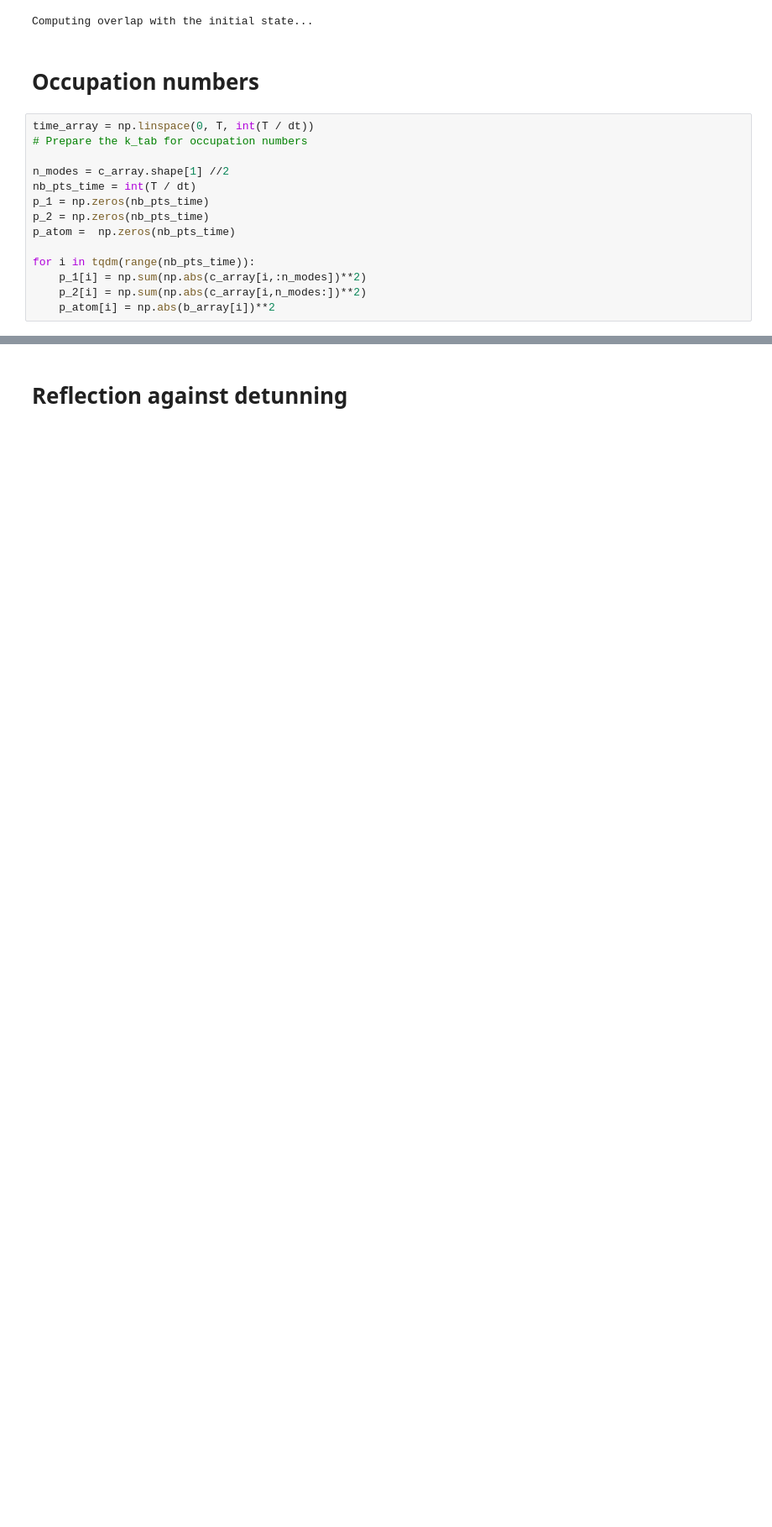
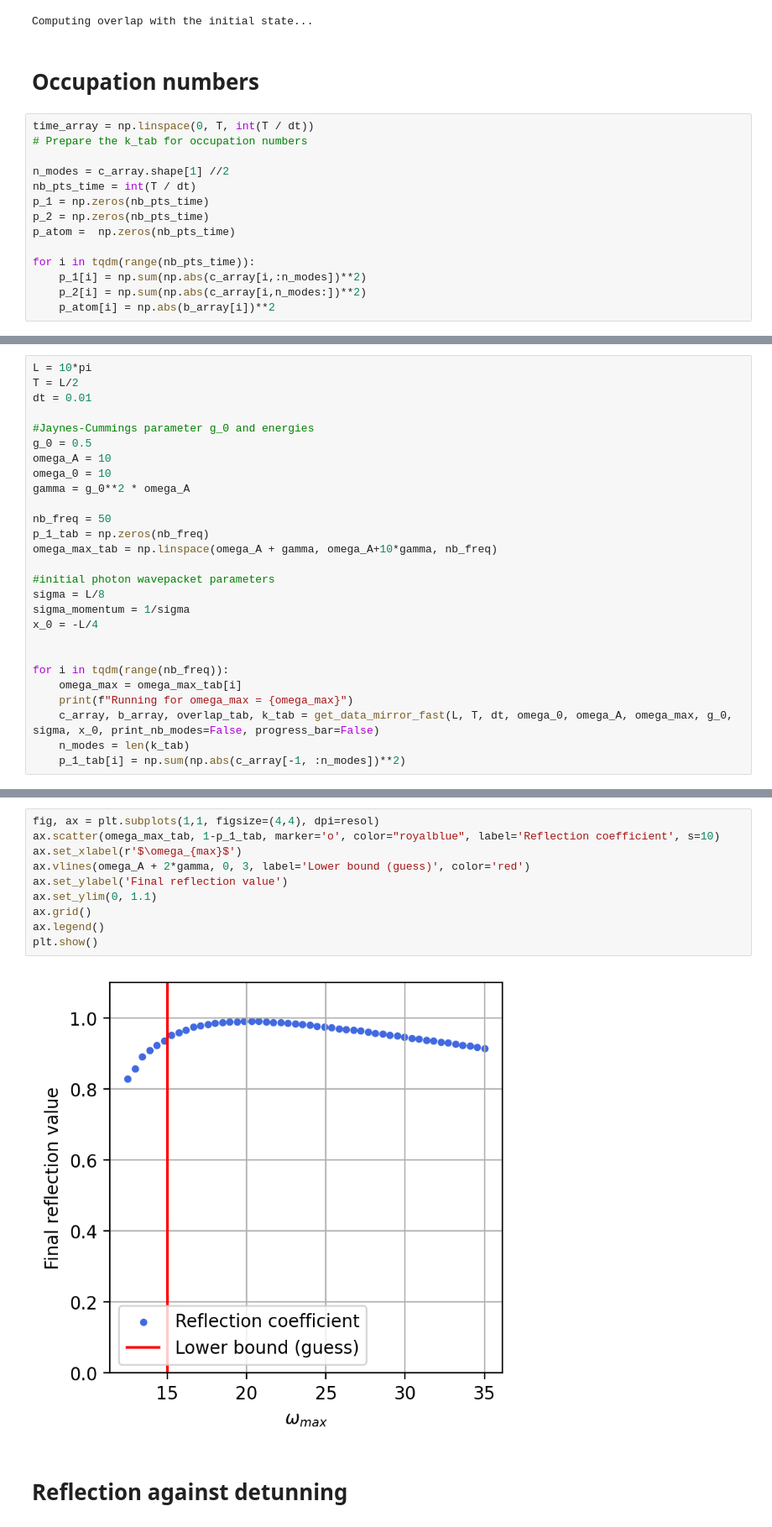
Before and after one commit to rpiron/nii_internship, a Jupyter notebook: beamsplitter/callibration.ipynb, the cells around one changed output, grey strips where cells are left out. Shown at 84% size. Saved outputs shown, nothing was run; the diff lists cells and outputs as text; blank space fills up the shorter version.

```diff
--- a/beamsplitter/callibration.ipynb
+++ b/beamsplitter/callibration.ipynb
@@ -223,0 +224,27 @@ Reflection probability = 0.9858868899056319
+# %%
+L = 10*pi
+T = L/2
+dt = 0.01
+
+#Jaynes-Cummings parameter g_0 and energies
+g_0 = 0.5
+omega_A = 10
+omega_0 = 10
+gamma = g_0**2 * omega_A
+
+nb_freq = 50
+p_1_tab = np.zeros(nb_freq)
+omega_max_tab = np.linspace(omega_A + gamma, omega_A+10*gamma, nb_freq)
+
+#initial photon wavepacket parameters
+sigma = L/8
+sigma_momentum = 1/sigma
+x_0 = -L/4
+
+
+for i in tqdm(range(nb_freq)):
+    omega_max = omega_max_tab[i]
+    print(f"Running for omega_max = {omega_max}")
+    c_array, b_array, overlap_tab, k_tab = get_data_mirror_fast(L, T, dt, omega_0, omega_A, omega_max, g_0, sigma, x_0, print_nb_modes=False, progress_bar=False)
+    n_modes = len(k_tab)
+    p_1_tab[i] = np.sum(np.abs(c_array[-1, :n_modes])**2)
@@ -224,3 +269,15 @@ Reflection probability = 0.9858868899056319
+# %%
+fig, ax = plt.subplots(1,1, figsize=(4,4), dpi=resol)
+ax.scatter(omega_max_tab, 1-p_1_tab, marker='o', color="royalblue", label='Reflection coefficient', s=10)
+ax.set_xlabel(r'$\omega_{max}$')
+ax.vlines(omega_A + 2*gamma, 0, 3, label='Lower bound (guess)', color='red')
+ax.set_ylabel('Final reflection value')
+ax.set_ylim(0, 1.1)
+ax.grid()
+ax.legend()
+plt.show()
+# %% [output]
+[figure, added]
 # %% [markdown]
 <h1> Reflection against detunning </h1>
 # %%
```
Also changed, not shown: parts of 6 cells of this notebook, 2 other files.
